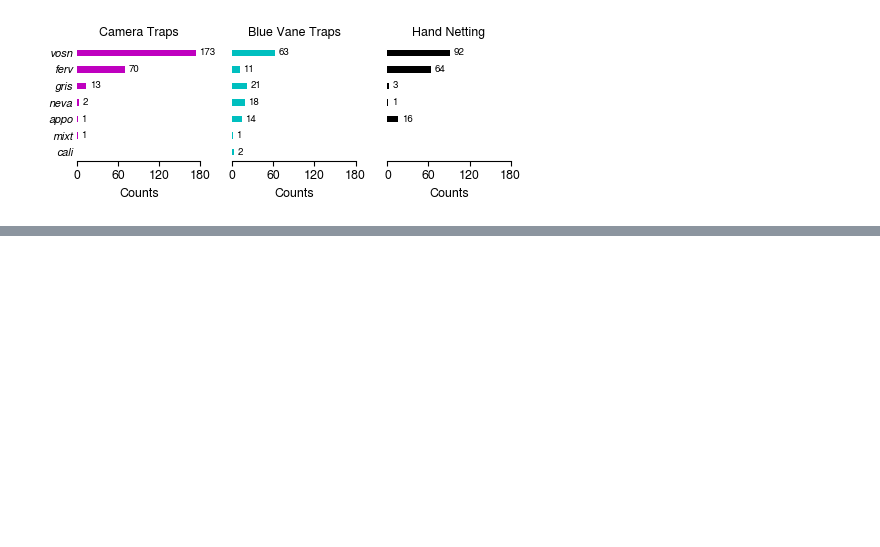
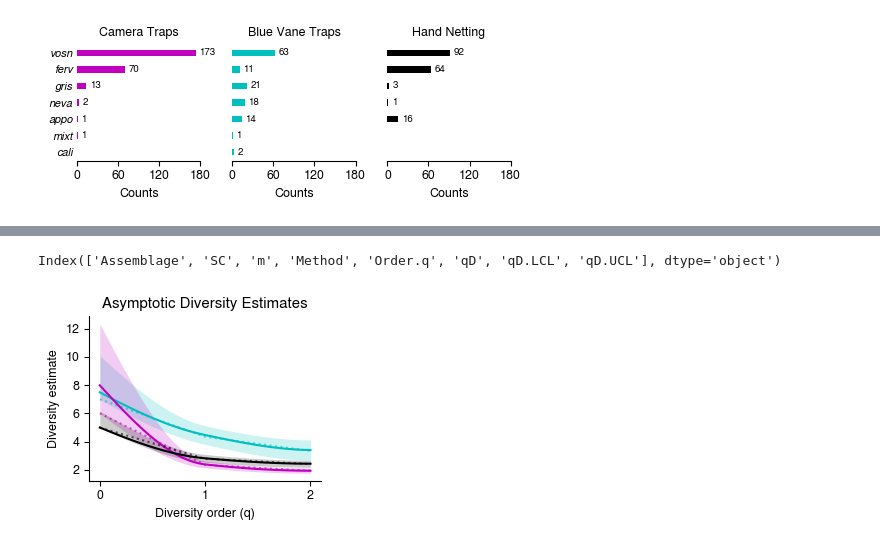
Before and after one commit to mparkergetz/bee_cam_data_processing, a Jupyter notebook: nb4_process_community_data.ipynb, the cells around one changed output, grey strips where cells are left out. Drawn from its saved outputs; the diff is of its cells as text; code cells hidden in the pictures; blank space fills up the shorter version.

```diff
--- a/nb4_process_community_data.ipynb
+++ b/nb4_process_community_data.ipynb
@@ -205,0 +291,9 @@ with open("csvs/abundance_list.json", "w") as f:
+# %%
+%%R
+library(iNEXT)
+
+out_df <- iNEXT(inext_ready, q = c(0,1,2), datatype = "abundance", nboot=1000)
+asy_est <- out_df$AsyEst
+datainfo <- out_df$DataInfo
+size_est <- out_df$iNextEst$size_based
+coverage_est <- out_df$iNextEst$coverage_based
@@ -205,0 +305,65 @@ with open("csvs/abundance_list.json", "w") as f:
+# %%
+div_dict = {"Species richness":0, "Shannon diversity":1, "Simpson diversity":2}
+assem_dict = {"assemblage1":"cam", "assemblage2":"bvt", "assemblage3":"net"}
+asy_est['Diversity'] = asy_est['Diversity'].replace(div_dict)
+
+for dataframe in [asy_est, datainfo, size_est, coverage_est]:
+    dataframe['Assemblage'] = dataframe['Assemblage'].replace(assem_dict)
+# %%
+coverage_est.columns
+
+'Assemblage', 'm', 'Method', 'Order.q', 'qD', 'qD.LCL', 'qD.UCL', 'SC',
+       'SC.LCL', 'SC.UCL'
+# %% [output]
+Index(['Assemblage', 'SC', 'm', 'Method', 'Order.q', 'qD', 'qD.LCL', 'qD.UCL'], dtype='object')
+# %%
+import numpy as np
+from scipy.interpolate import make_interp_spline
+from scipy.interpolate import PchipInterpolator
+
+method_color_map = {'cam':'m', 'bvt':'c', 'net':'k'}
+
+fig, ax = plt.subplots(figsize=(3,2.5))
+
+
+for assemblage, subdf in asy_est.groupby("Assemblage"):
+    x = subdf["Diversity"].values.astype(float)
+    y = subdf["Estimator"].values.astype(float)
+    lcl = subdf["LCL"].values.astype(float)
+    ucl = subdf["UCL"].values.astype(float)
+    obs = subdf["Observed"].values.astype(float)
+
+    color = method_color_map.get(assemblage, "gray")
+    x_smooth = np.linspace(x.min(), x.max(), 200)
+    f_est = PchipInterpolator(x, y)
+    f_lcl = PchipInterpolator(x, lcl)
+    f_ucl = PchipInterpolator(x, ucl)
+
+    y_smooth = f_est(x_smooth)
+    lcl_smooth = f_lcl(x_smooth)
+    ucl_smooth = f_ucl(x_smooth)
+
+    # Estimator line (solid, main color)
+    ax.plot(x_smooth, y_smooth, color=color, linestyle="-", label=f"{assemblage} (Estimator)")
+
+    # CI shading (same color, transparent)
+    ax.fill_between(x_smooth, lcl_smooth, ucl_smooth, color=color, alpha=0.2, linewidth=0)
+
+    # Observed line (lighter, dotted, no markers)
+    ax.plot(x, obs, color=color, linestyle=":", alpha=0.6, label=f"{assemblage} (Observed)")
+
+ax.set_xlabel("Diversity order (q)")
+ax.set_ylabel("Diversity estimate")
+ax.set_title("Asymptotic Diversity Estimates (Smoothed with PCHIP)")
+
+
+ax.set_xlabel("Diversity order (q)")
+ax.set_ylabel("Diversity estimate")
+ax.set_title("Asymptotic Diversity Estimates")
+ax.set_xticks([0,1,2], labels=[0,1,2])
+
+
+plt.tight_layout()
+plt.show()
+# %% [output]
+[figure, added]
```
Also changed, not shown: parts of 9 cells of this notebook, 1 other file.
